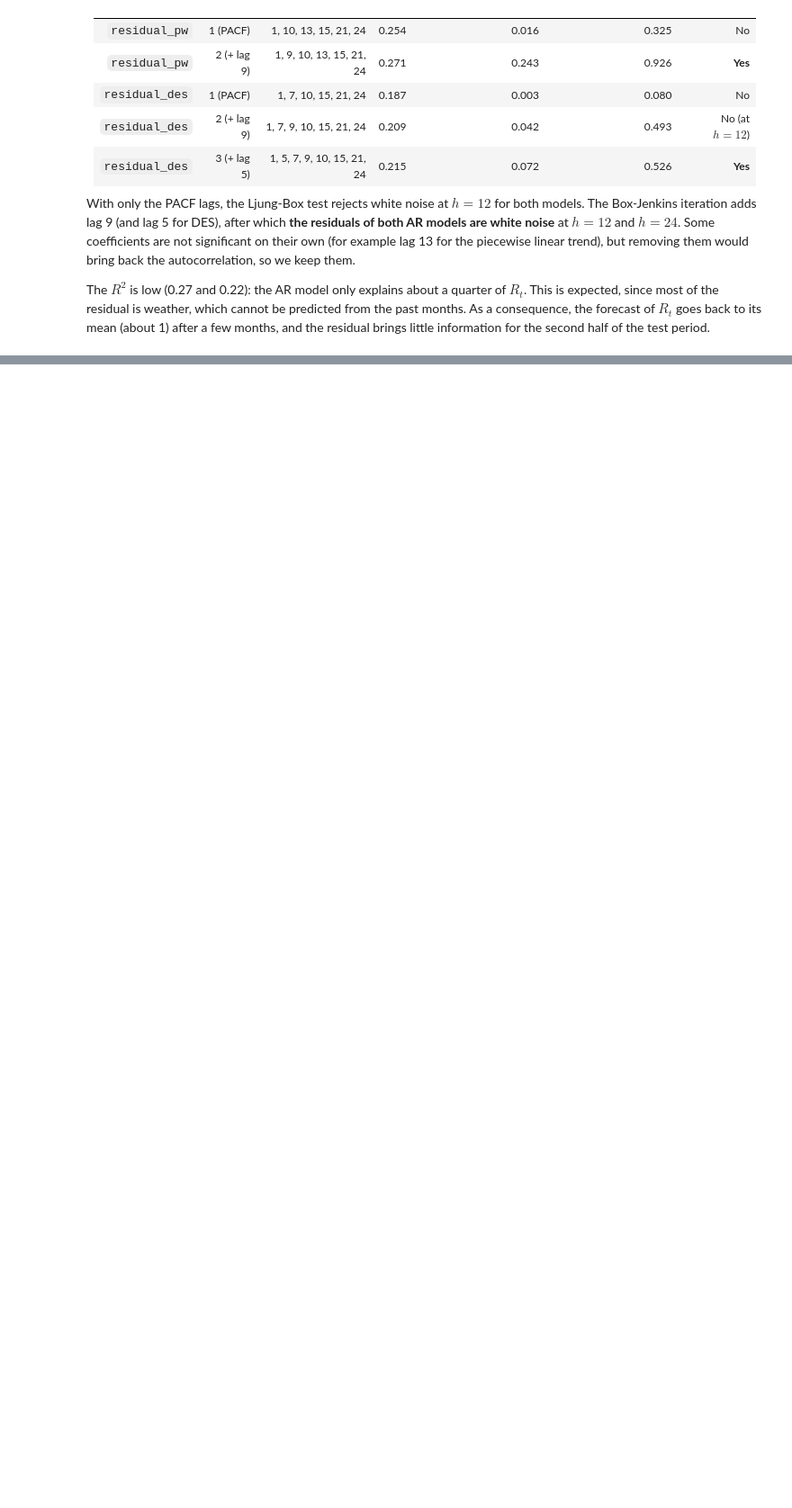
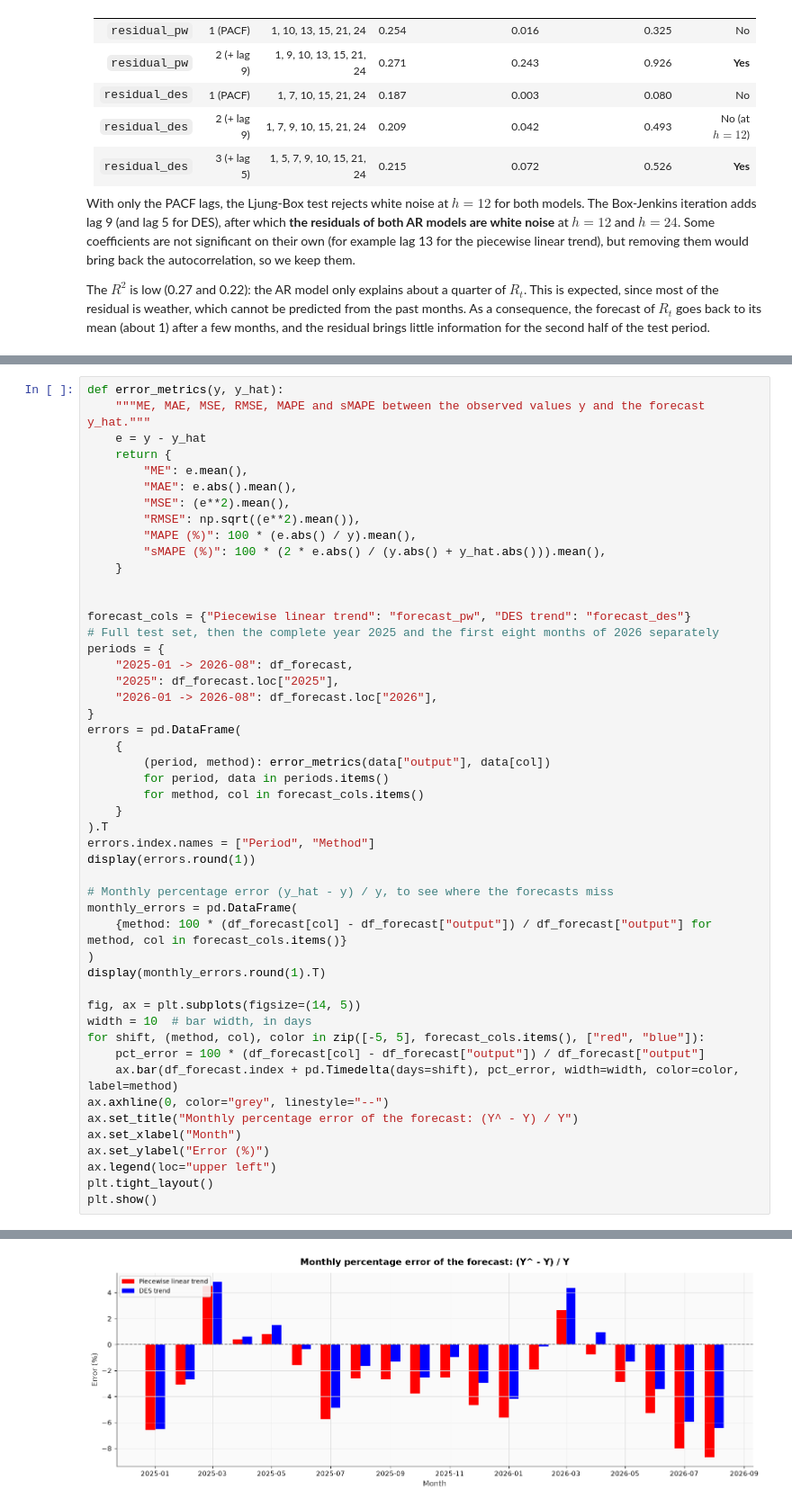
Before and after one commit to loop-enjoyer/TSA_Project, a Jupyter notebook: TSA-Project - Tanguy MANDRILLON.ipynb, the cells around one changed output, grey strips where cells are left out. Shown at 90% size. Saved outputs shown, nothing was run; the diff lists cells and outputs as text; blank space fills up the shorter version.

```diff
--- a/TSA-Project - Tanguy MANDRILLON.ipynb
+++ b/TSA-Project - Tanguy MANDRILLON.ipynb
@@ -1082,0 +1192,50 @@ The $R^2$ is low (0.27 and 0.22): the AR model only explains about a quarter of
+# %%
+def error_metrics(y, y_hat):
+    """ME, MAE, MSE, RMSE, MAPE and sMAPE between the observed values y and the forecast y_hat."""
+    e = y - y_hat
+    return {
+        "ME": e.mean(),
+        "MAE": e.abs().mean(),
+        "MSE": (e**2).mean(),
+        "RMSE": np.sqrt((e**2).mean()),
+        "MAPE (%)": 100 * (e.abs() / y).mean(),
+        "sMAPE (%)": 100 * (2 * e.abs() / (y.abs() + y_hat.abs())).mean(),
+    }
+
+
+forecast_cols = {"Piecewise linear trend": "forecast_pw", "DES trend": "forecast_des"}
+# Full test set, then the complete year 2025 and the first eight months of 2026 separately
+periods = {
+    "2025-01 -> 2026-08": df_forecast,
+    "2025": df_forecast.loc["2025"],
+    "2026-01 -> 2026-08": df_forecast.loc["2026"],
+}
+errors = pd.DataFrame(
+    {
+        (period, method): error_metrics(data["output"], data[col])
+        for period, data in periods.items()
+        for method, col in forecast_cols.items()
+    }
+).T
+errors.index.names = ["Period", "Method"]
+display(errors.round(1))
+
+# Monthly percentage error (y_hat - y) / y, to see where the forecasts miss
+monthly_errors = pd.DataFrame(
+    {method: 100 * (df_forecast[col] - df_forecast["output"]) / df_forecast["output"] for method, col in forecast_cols.items()}
+)
+display(monthly_errors.round(1).T)
+
+fig, ax = plt.subplots(figsize=(14, 5))
+width = 10  # bar width, in days
+for shift, (method, col), color in zip([-5, 5], forecast_cols.items(), ["red", "blue"]):
+    pct_error = 100 * (df_forecast[col] - df_forecast["output"]) / df_forecast["output"]
+    ax.bar(df_forecast.index + pd.Timedelta(days=shift), pct_error, width=width, color=color, label=method)
+ax.axhline(0, color="grey", linestyle="--")
+ax.set_title("Monthly percentage error of the forecast: (Y^ - Y) / Y")
+ax.set_xlabel("Month")
+ax.set_ylabel("Error (%)")
+ax.legend(loc="upper left")
+plt.tight_layout()
+plt.show()
+# %% [output]
@@ -1082,0 +1253 @@ The $R^2$ is low (0.27 and 0.22): the AR model only explains about a quarter of
+[figure, added]
```
Also changed, not shown: parts of 6 cells of this notebook.
